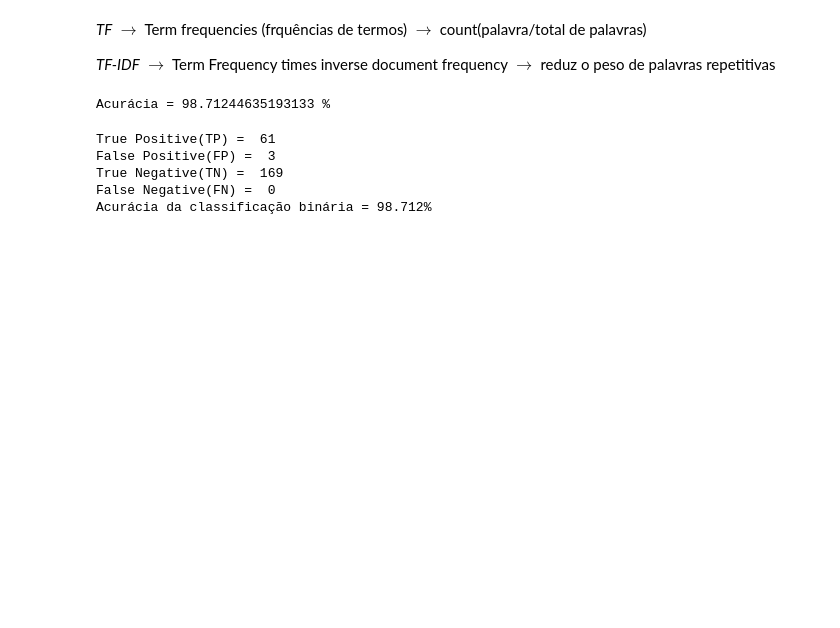
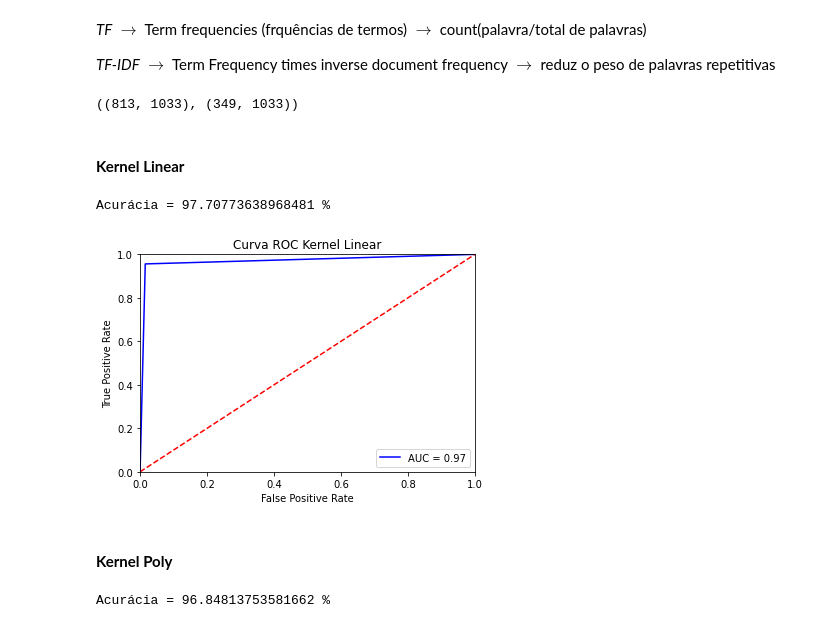
Before and after one commit to joaograndotto/PIBITI, a Jupyter notebook: SVM.ipynb, the cells around one changed output. Saved outputs shown, nothing was run; the diff lists cells and outputs as text; code cells hidden in the pictures; blank space fills up the shorter version.

```diff
--- a/SVM.ipynb
+++ b/SVM.ipynb
@@ -211,29 +198,44 @@ X_test_tdidf = tfidfTransformer.fit_transform(x_test_vec)
+# %%
+from sklearn.feature_extraction.text import TfidfTransformer
+tfidfconverter = TfidfTransformer()
+X = tfidfconverter.fit_transform(X).toarray()
+# %%
+from sklearn.model_selection import train_test_split
+x_train, x_test, y_train, y_test = train_test_split(X, y,
+                                                    random_state=1,
+                                                    test_size=0.3, shuffle=True)
+x_train.shape, x_test.shape
+# %% [output]
+((813, 1033), (349, 1033))
+# %% [markdown]
+#### **Kernel Linear**
 # %%
 from sklearn import svm
-svm = svm.SVC(kernel = 'linear')
-
-prob = svm.fit(X_train_tfidf, y_train)
-pred_svm = svm.predict(x_test_vec)
+svm_kernel_linear = svm.SVC(kernel = 'linear')
+prob_linear = svm_kernel_linear.fit(x_train, y_train)
+pred_svm_linear = svm_kernel_linear.predict(x_test)
 # %%
 from sklearn.metrics import confusion_matrix, accuracy_score
-
-
-print("Acurácia =", accuracy_score(y_test, pred_svm) * 100, '%')
+print("Acurácia =", accuracy_score(y_test, pred_svm_linear) * 100, '%')
 # %% [output]
-Acurácia = 98.71244635193133 %
+Acurácia = 97.70773638968481 %
-# %%
-cm = confusion_matrix(y_test, pred_svm)
-TN, FP, FN, TP = confusion_matrix(y_test, pred_svm).ravel()
-print('True Positive(TP) = ', TP)
-print('False Positive(FP) = ', FP)
-print('True Negative(TN) = ', TN)
-print('False Negative(FN) = ', FN)
-accuracy = (TP+TN) /(TP+FP+TN+FN)
-
-print('Acurácia da classificação binária = {:0.3f}%'.format(accuracy*100))
-# %% [output]
-True Positive(TP) =  61
-False Positive(FP) =  3
-True Negative(TN) =  169
-False Negative(FN) =  0
-Acurácia da classificação binária = 98.712%
+# %%
+import sklearn.metrics as metrics
+fpr, tpr, threshold = metrics.roc_curve(y_test, pred_svm_linear)
+roc_auc = metrics.auc(fpr, tpr)
+# %%
+# method I: plt
+import matplotlib.pyplot as plt
+plt.title('Curva ROC Kernel Linear')
+plt.plot(fpr, tpr, 'b', label = 'AUC = %0.2f' % roc_auc)
+plt.legend(loc = 'lower right')
+plt.plot([0, 1], [0, 1],'r--')
+plt.xlim([0, 1])
+plt.ylim([0, 1])
+plt.ylabel('True Positive Rate')
+plt.xlabel('False Positive Rate')
+plt.show()
+# %% [output]
+[figure, added]
+# %% [markdown]
+#### **Kernel Poly**
@@ -239,0 +247,5 @@ Acurácia da classificação binária = 98.712%
+# %%
+from sklearn.metrics import confusion_matrix, accuracy_score
+print("Acurácia =", accuracy_score(y_test, pred_svm_poly) * 100, '%')
+# %% [output]
+Acurácia = 96.84813753581662 %
```
Also changed, not shown: parts of 48 cells of this notebook.
